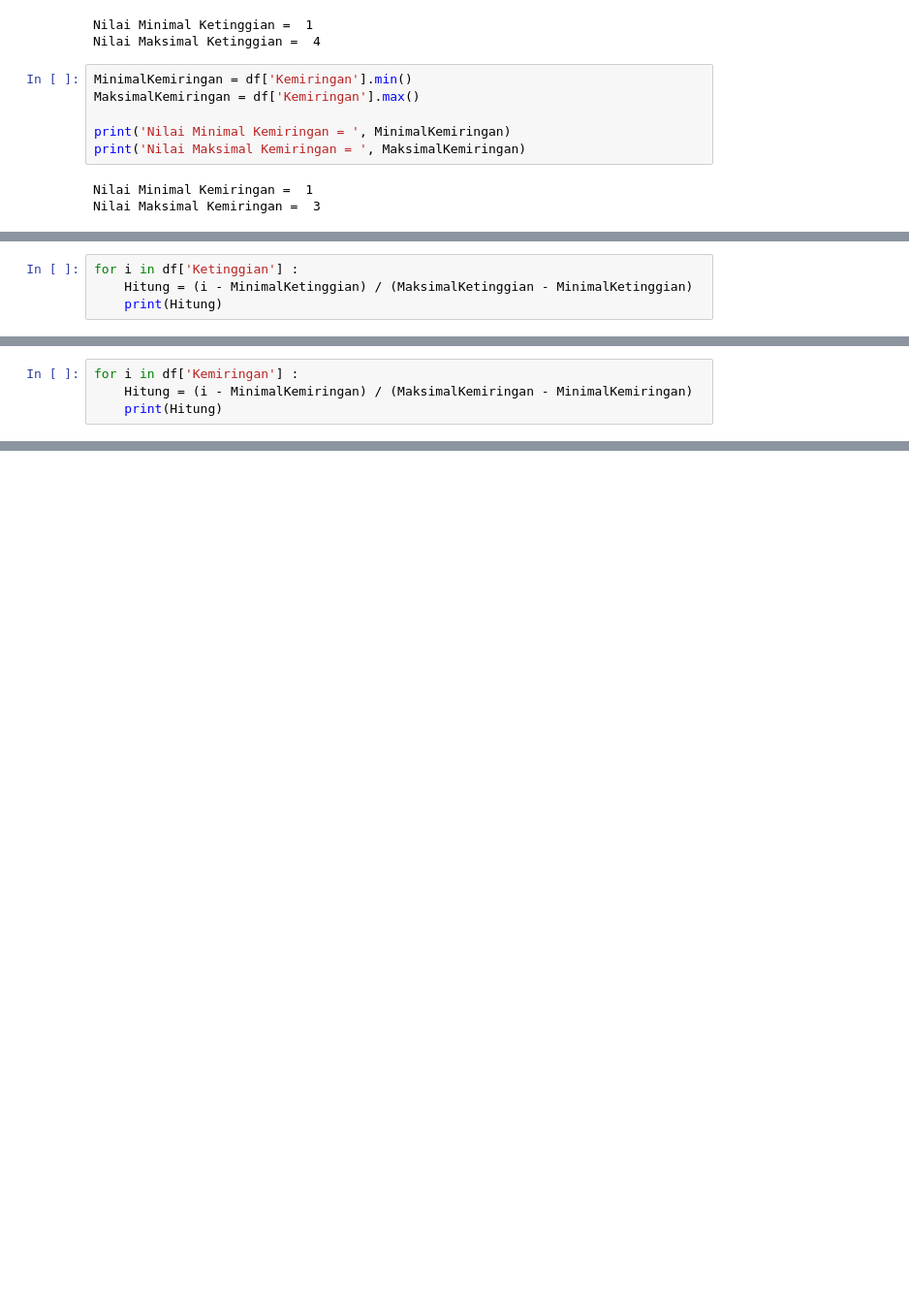
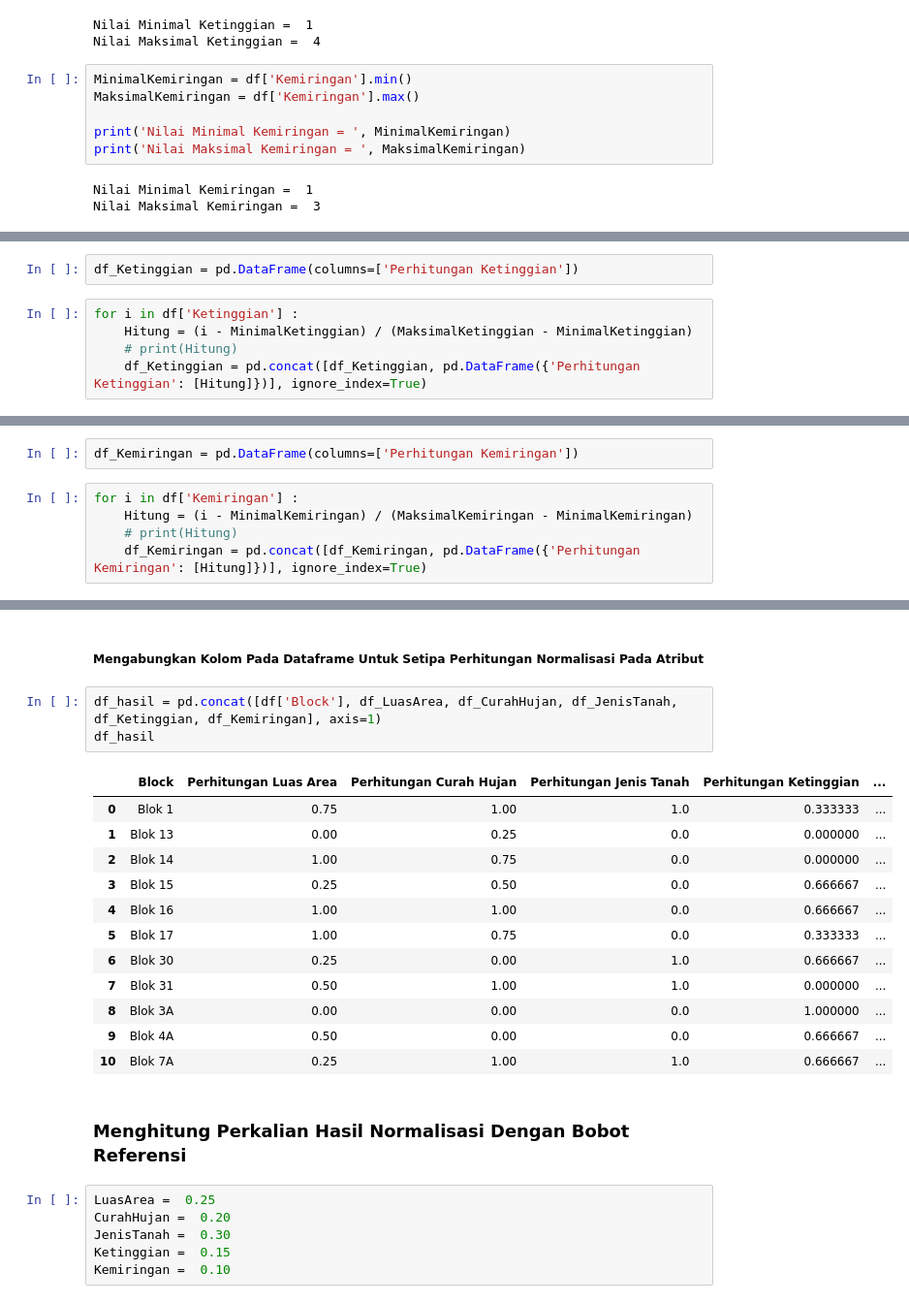
Before and after one commit to Jremiegii/Sistem_Pendukung_Pengambilan_Keputusan, a Jupyter notebook: Source Code/Multi-AttributeUtilityTheoryAnalysis/main.ipynb, the cells around one changed output, grey strips where cells are left out. Shown at 97% size. Drawn from its saved outputs; the diff is of its cells as text; blank space fills up the shorter version.

```diff
--- a/Source Code/Multi-AttributeUtilityTheoryAnalysis/main.ipynb
+++ b/Source Code/Multi-AttributeUtilityTheoryAnalysis/main.ipynb
@@ -303,4 +312,7 @@ for i in df['Jenis Tanah'] :
+# %%
+df_Ketinggian = pd.DataFrame(columns=['Perhitungan Ketinggian'])
 # %%
 for i in df['Ketinggian'] :
     Hitung = (i - MinimalKetinggian) / (MaksimalKetinggian - MinimalKetinggian)
-    print(Hitung)
+    # print(Hitung)
+    df_Ketinggian = pd.concat([df_Ketinggian, pd.DataFrame({'Perhitungan Ketinggian': [Hitung]})], ignore_index=True)
@@ -319,4 +334,7 @@ for i in df['Ketinggian'] :
+# %%
+df_Kemiringan = pd.DataFrame(columns=['Perhitungan Kemiringan'])
 # %%
 for i in df['Kemiringan'] :
     Hitung = (i - MinimalKemiringan) / (MaksimalKemiringan - MinimalKemiringan)
-    print(Hitung)
+    # print(Hitung)
+    df_Kemiringan = pd.concat([df_Kemiringan, pd.DataFrame({'Perhitungan Kemiringan': [Hitung]})], ignore_index=True)
@@ -334,0 +356,26 @@ for i in df['Kemiringan'] :
+# %% [markdown]
+##### Mengabungkan Kolom Pada Dataframe Untuk Setipa Perhitungan Normalisasi Pada Atribut
+# %%
+df_hasil = pd.concat([df['Block'], df_LuasArea, df_CurahHujan, df_JenisTanah, df_Ketinggian, df_Kemiringan], axis=1)
+df_hasil
+# %% [output]
+|  | Block | Perhitungan Luas Area | Perhitungan Curah Hujan | Perhitungan Jenis Tanah | Perhitungan Ketinggian | ... |
+| 0 | Blok 1 | 0.75 | 1.00 | 1.0 | 0.333333 | ... |
+| 1 | Blok 13 | 0.00 | 0.25 | 0.0 | 0.000000 | ... |
+| 2 | Blok 14 | 1.00 | 0.75 | 0.0 | 0.000000 | ... |
+| 3 | Blok 15 | 0.25 | 0.50 | 0.0 | 0.666667 | ... |
+| 4 | Blok 16 | 1.00 | 1.00 | 0.0 | 0.666667 | ... |
+| 5 | Blok 17 | 1.00 | 0.75 | 0.0 | 0.333333 | ... |
+| 6 | Blok 30 | 0.25 | 0.00 | 1.0 | 0.666667 | ... |
+| 7 | Blok 31 | 0.50 | 1.00 | 1.0 | 0.000000 | ... |
+| 8 | Blok 3A | 0.00 | 0.00 | 0.0 | 1.000000 | ... |
+| 9 | Blok 4A | 0.50 | 0.00 | 0.0 | 0.666667 | ... |
+| 10 | Blok 7A | 0.25 | 1.00 | 1.0 | 0.666667 | ... |
+# %% [markdown]
+### Menghitung Perkalian Hasil Normalisasi Dengan Bobot Referensi
+# %%
+LuasArea =  0.25
+CurahHujan =  0.20
+JenisTanah =  0.30
+Ketinggian =  0.15
+Kemiringan =  0.10
```
Also changed, not shown: parts of 17 cells of this notebook.
